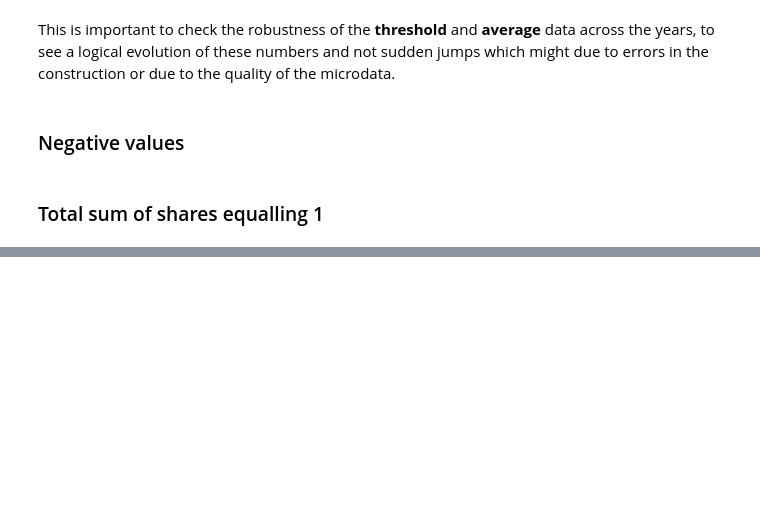
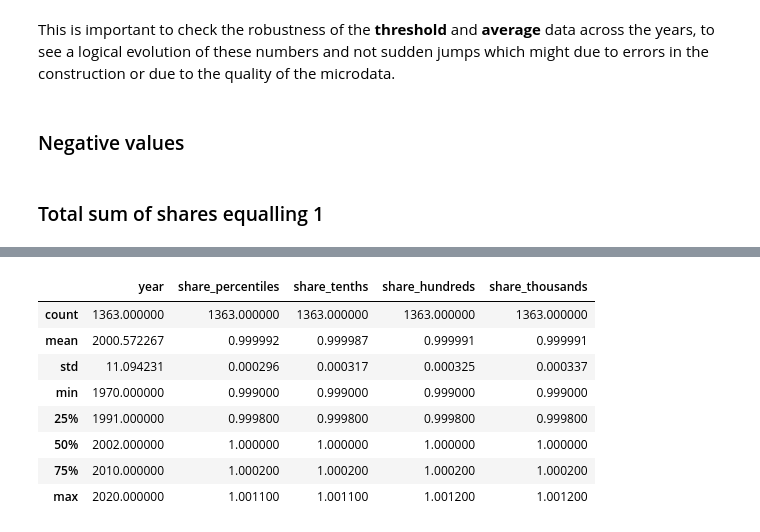
Before and after one commit to owid/notebooks, a Jupyter notebook: PabloArriagada/poverty_inequality_dataexplorer/WID/wid.ipynb, the cells around one changed output, grey strips where cells are left out. Cells and saved outputs as stored; diff of their text form; code cells hidden in the pictures; blank space fills up the shorter version.

```diff
--- a/PabloArriagada/poverty_inequality_dataexplorer/WID/wid.ipynb
+++ b/PabloArriagada/poverty_inequality_dataexplorer/WID/wid.ipynb
@@ -654,0 +655,40 @@ wid_pretax_percentiles_shares[['share']].describe()
+# %%
+wid_posttax_dis_percentiles = wid_posttax_dis_clean[wid_posttax_dis_clean['percentile'].isin(percentiles_list)].reset_index(drop=True)
+wid_posttax_dis_tenths = wid_posttax_dis_clean[wid_posttax_dis_clean['percentile'].isin(tenths_list)].reset_index(drop=True)
+wid_posttax_dis_hundreds = wid_posttax_dis_clean[wid_posttax_dis_clean['percentile'].isin(hundreds_list)].reset_index(drop=True)
+wid_posttax_dis_thousands = wid_posttax_dis_clean[wid_posttax_dis_clean['percentile'].isin(thousands_list)].reset_index(drop=True)
+
+
+
+wid_posttax_dis_percentiles_shares = wid_posttax_dis_percentiles.groupby(['country', 'year', 'country_year']).sum().reset_index()
+wid_posttax_dis_percentiles_shares.rename(columns={"share": "share_percentiles"}, inplace=True)
+
+wid_posttax_dis_tenths_shares = wid_posttax_dis_tenths.groupby(['country', 'year', 'country_year']).sum().reset_index()
+wid_posttax_dis_tenths_shares.rename(columns={"share": "share_tenths"}, inplace=True)
+
+wid_posttax_dis_hundreds_shares = wid_posttax_dis_hundreds.groupby(['country', 'year', 'country_year']).sum().reset_index()
+wid_posttax_dis_hundreds_shares.rename(columns={"share": "share_hundreds"}, inplace=True)
+
+wid_posttax_dis_thousands_shares = wid_posttax_dis_thousands.groupby(['country', 'year', 'country_year']).sum().reset_index()
+wid_posttax_dis_thousands_shares.rename(columns={"share": "share_thousands"}, inplace=True)
+
+
+posttax_dis_shares_check = pd.merge(wid_posttax_dis_percentiles_shares, wid_posttax_dis_tenths_shares[['country_year', 'share_tenths']], on='country_year', validate='one_to_one')
+posttax_dis_shares_check = pd.merge(posttax_dis_shares_check, wid_posttax_dis_hundreds_shares[['country_year', 'share_hundreds']], on='country_year', validate='one_to_one')
+posttax_dis_shares_check = pd.merge(posttax_dis_shares_check, wid_posttax_dis_thousands_shares[['country_year', 'share_thousands']], on='country_year', validate='one_to_one')
+
+
+
+posttax_dis_shares_check = posttax_dis_shares_check[['country', 'year', 'country_year', 'share_percentiles', 'share_tenths', 'share_hundreds', 'share_thousands']]
+
+posttax_dis_shares_check.describe()
+# %% [output]
+|  | year | share_percentiles | share_tenths | share_hundreds | share_thousands |
+| count | 1363.000000 | 1363.000000 | 1363.000000 | 1363.000000 | 1363.000000 |
+| mean | 2000.572267 | 0.999992 | 0.999987 | 0.999991 | 0.999991 |
+| std | 11.094231 | 0.000296 | 0.000317 | 0.000325 | 0.000337 |
+| min | 1970.000000 | 0.999000 | 0.999000 | 0.999000 | 0.999000 |
+| 25% | 1991.000000 | 0.999800 | 0.999800 | 0.999800 | 0.999800 |
+| 50% | 2002.000000 | 1.000000 | 1.000000 | 1.000000 | 1.000000 |
+| 75% | 2010.000000 | 1.000200 | 1.000200 | 1.000200 | 1.000200 |
+| max | 2020.000000 | 1.001100 | 1.001100 | 1.001200 | 1.001200 |
```
Also changed, not shown: parts of 38 cells of this notebook, 2 other files.
